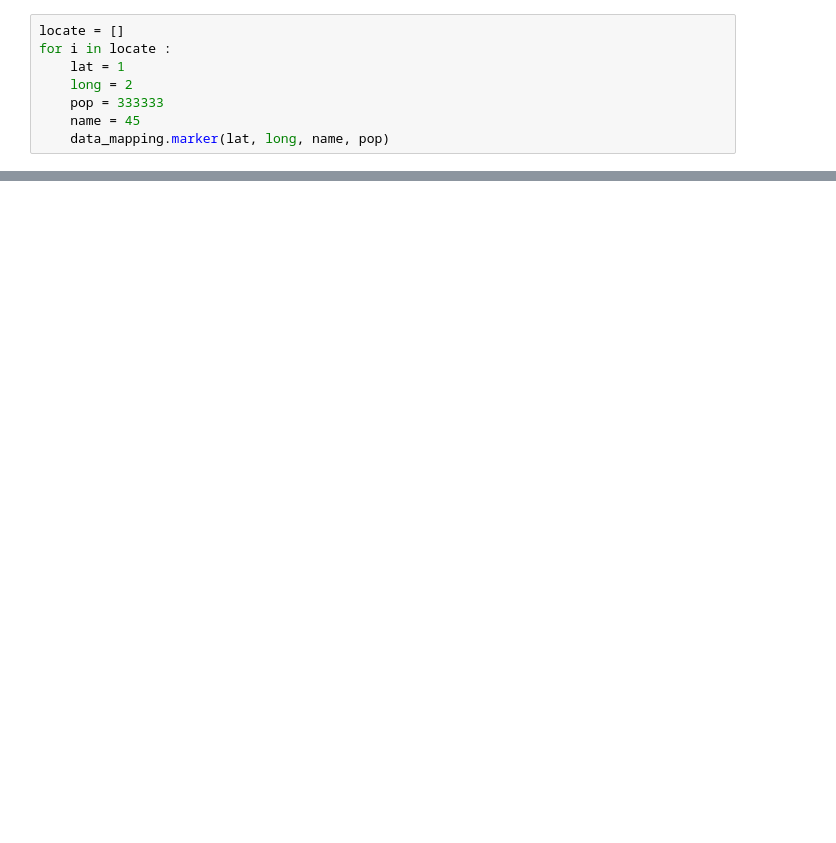
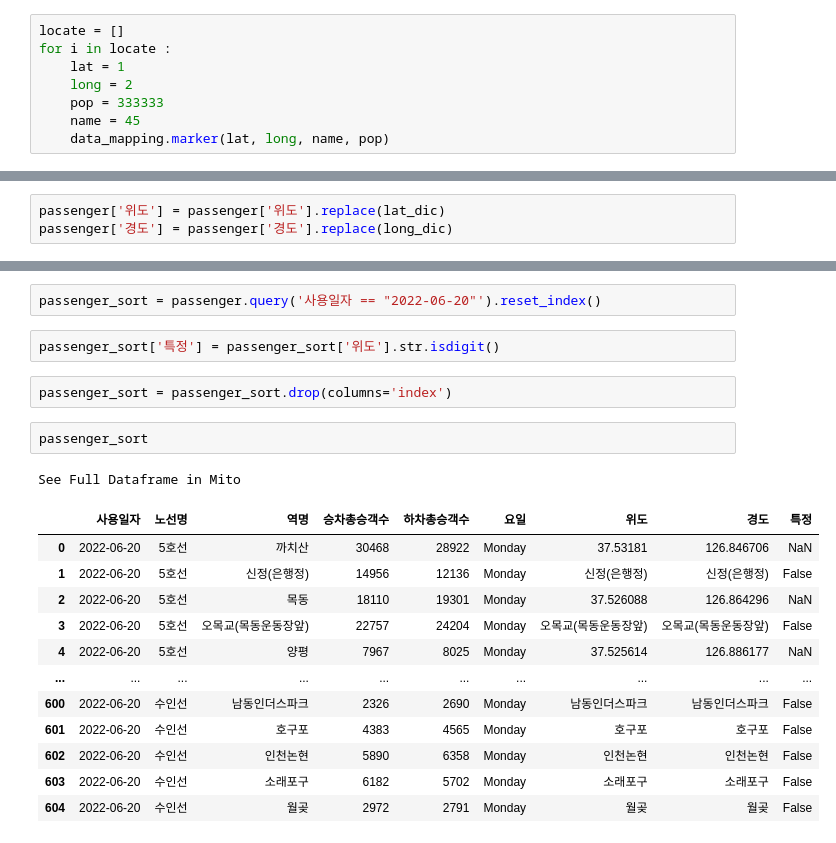
Before and after one commit to imbot1028/subway_vision, a Jupyter notebook: subway_analysis.ipynb, the cells around one changed output, grey strips where cells are left out. Saved outputs shown, nothing was run; the diff lists cells and outputs as text; blank space fills up the shorter version.

```diff
--- a/subway_analysis.ipynb
+++ b/subway_analysis.ipynb
@@ -161,0 +166,3 @@ for i in locate :
+# %%
+passenger['위도'] = passenger['위도'].replace(lat_dic)
+passenger['경도'] = passenger['경도'].replace(long_dic)
@@ -161,0 +203,22 @@ for i in locate :
+# %%
+passenger_sort = passenger.query('사용일자 == "2022-06-20"').reset_index()
+# %%
+passenger_sort['특정'] = passenger_sort['위도'].str.isdigit()
+# %%
+passenger_sort = passenger_sort.drop(columns='index')
+# %%
+passenger_sort
+# %% [output]
+See Full Dataframe in Mito
+|  | 사용일자 | 노선명 | 역명 | 승차총승객수 | 하차총승객수 | 요일 | 위도 | 경도 | 특정 |
+| 0 | 2022-06-20 | 5호선 | 까치산 | 30468 | 28922 | Monday | 37.53181 | 126.846706 | NaN |
+| 1 | 2022-06-20 | 5호선 | 신정(은행정) | 14956 | 12136 | Monday | 신정(은행정) | 신정(은행정) | False |
+| 2 | 2022-06-20 | 5호선 | 목동 | 18110 | 19301 | Monday | 37.526088 | 126.864296 | NaN |
+| 3 | 2022-06-20 | 5호선 | 오목교(목동운동장앞) | 22757 | 24204 | Monday | 오목교(목동운동장앞) | 오목교(목동운동장앞) | False |
+| 4 | 2022-06-20 | 5호선 | 양평 | 7967 | 8025 | Monday | 37.525614 | 126.886177 | NaN |
+| ... | ... | ... | ... | ... | ... | ... | ... | ... | ... |
+| 600 | 2022-06-20 | 수인선 | 남동인더스파크 | 2326 | 2690 | Monday | 남동인더스파크 | 남동인더스파크 | False |
+| 601 | 2022-06-20 | 수인선 | 호구포 | 4383 | 4565 | Monday | 호구포 | 호구포 | False |
+| 602 | 2022-06-20 | 수인선 | 인천논현 | 5890 | 6358 | Monday | 인천논현 | 인천논현 | False |
+| 603 | 2022-06-20 | 수인선 | 소래포구 | 6182 | 5702 | Monday | 소래포구 | 소래포구 | False |
+| 604 | 2022-06-20 | 수인선 | 월곶 | 2972 | 2791 | Monday | 월곶 | 월곶 | False |
```
Also changed, not shown: parts of 6 cells of this notebook.
